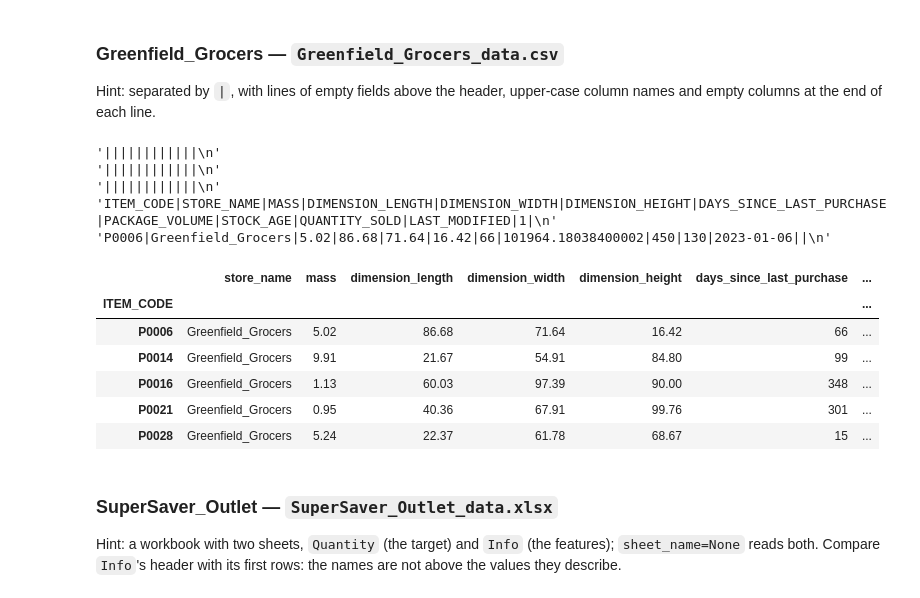
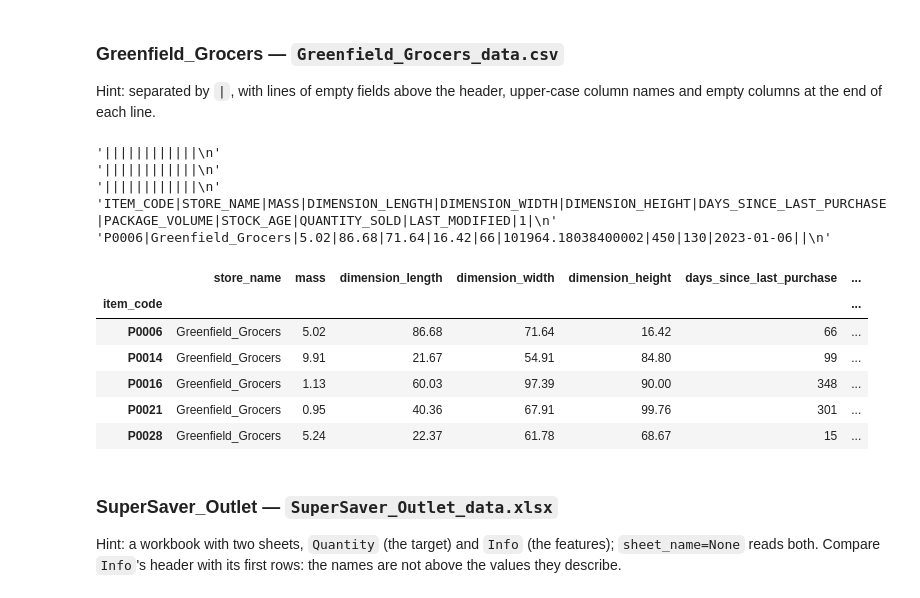
Before and after one commit to hanshunyi0-cyber/mlp-s1-case-study, a Jupyter notebook: website/public/modules/ms2a-machine-learning-practice/challenges/mlp-s1-store-sales.ipynb, the cells around one changed output. Saved outputs shown, nothing was run; the diff lists cells and outputs as text; code cells hidden in the pictures.

```diff
--- a/website/public/modules/ms2a-machine-learning-practice/challenges/mlp-s1-store-sales.ipynb
+++ b/website/public/modules/ms2a-machine-learning-practice/challenges/mlp-s1-store-sales.ipynb
@@ -199,19 +199,20 @@ upper-case column names and empty columns at the end of each line.
 # %%
 peek("Greenfield_Grocers_data.csv")
 # TODO: read the file, drop the empty columns, and give the columns and the
 # index the same lower-case names as CityMart.
 df_greenfield = pd.read_csv("Greenfield_Grocers_data.csv",sep="|",header=3,index_col="ITEM_CODE")
 df_greenfield = df_greenfield.drop(columns="1")
 df_greenfield.columns=df_greenfield.columns.str.lower()
+df_greenfield.index.name = df_greenfield.index.name.lower()
 df_greenfield.head()
 # %% [output]
 '||||||||||||\n'
 '||||||||||||\n'
 '||||||||||||\n'
 'ITEM_CODE|STORE_NAME|MASS|DIMENSION_LENGTH|DIMENSION_WIDTH|DIMENSION_HEIGHT|DAYS_SINCE_LAST_PURCHASE|PACKAGE_VOLUME|STOCK_AGE|QUANTITY_SOLD|LAST_MODIFIED|1|\n'
 'P0006|Greenfield_Grocers|5.02|86.68|71.64|16.42|66|101964.18038400002|450|130|2023-01-06||\n'
 |  | store_name | mass | dimension_length | dimension_width | dimension_height | days_since_last_purchase | ... |
-| ITEM_CODE |  |  |  |  |  |  | ... |
+| item_code |  |  |  |  |  |  | ... |
 | P0006 | Greenfield_Grocers | 5.02 | 86.68 | 71.64 | 16.42 | 66 | ... |
 | P0014 | Greenfield_Grocers | 9.91 | 21.67 | 54.91 | 84.80 | 99 | ... |
 | P0016 | Greenfield_Grocers | 1.13 | 60.03 | 97.39 | 90.00 | 348 | ... |
```
